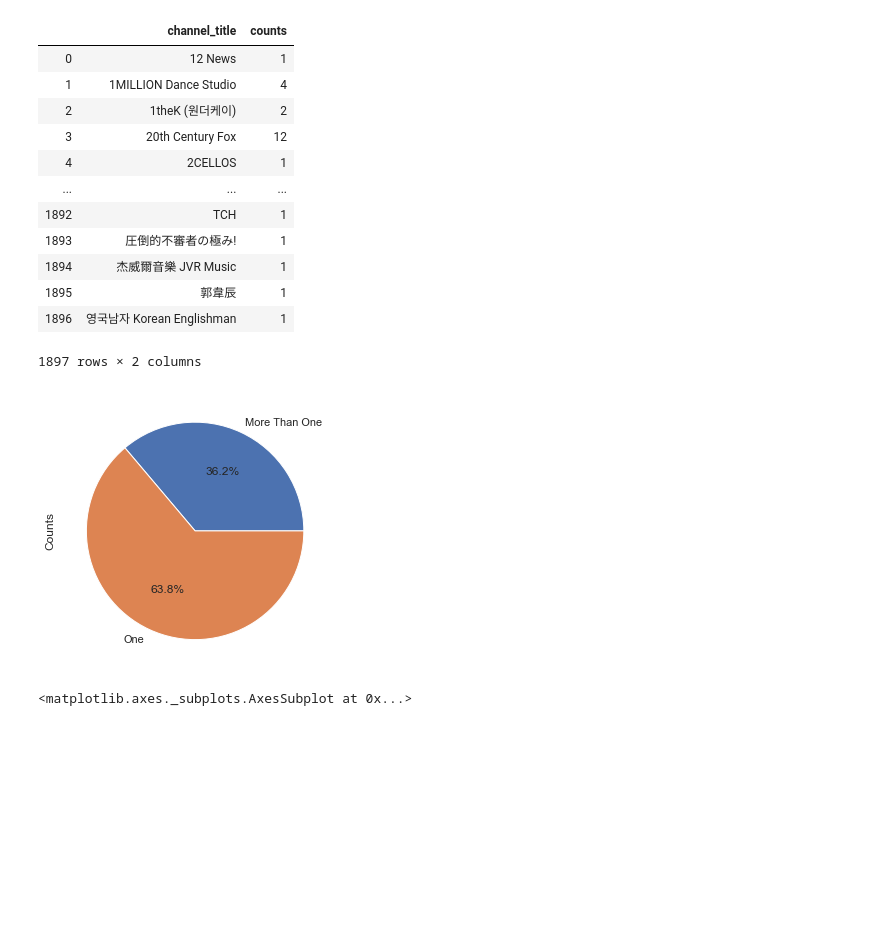
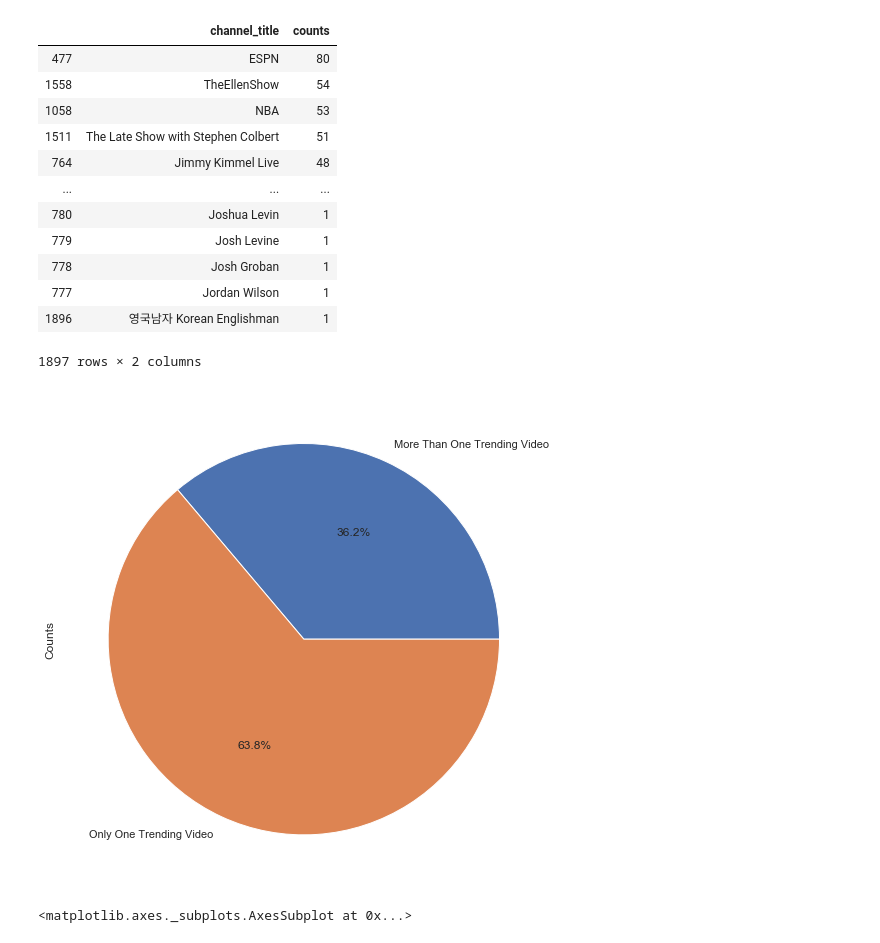
Before and after one commit to Carlene/youtube_trending, a Jupyter notebook: trending_creators.ipynb, the cells around one changed output. Cells and saved outputs as stored; diff of their text form; code cells hidden in the pictures; blank space fills up the shorter version.

```diff
--- a/trending_creators.ipynb
+++ b/trending_creators.ipynb
@@ -53,26 +53,28 @@ US_channel_counts = US_trending.groupby(['channel_title']).size().reset_index(na
 
 # US channels sorted from highest amount of trending videos to lowest
 US_sorted_counts = US_channel_counts.sort_values(by=['counts'], ascending=False)
+US_sorted_counts
 # %% [output]
 |  | channel_title | counts |
-| 0 | 12 News | 1 |
-| 1 | 1MILLION Dance Studio | 4 |
-| 2 | 1theK (원더케이) | 2 |
-| 3 | 20th Century Fox | 12 |
-| 4 | 2CELLOS | 1 |
+| 477 | ESPN | 80 |
+| 1558 | TheEllenShow | 54 |
+| 1058 | NBA | 53 |
+| 1511 | The Late Show with Stephen Colbert | 51 |
+| 764 | Jimmy Kimmel Live | 48 |
 | ... | ... | ... |
-| 1892 | ТСН | 1 |
-| 1893 | 圧倒的不審者の極み! | 1 |
-| 1894 | 杰威爾音樂 JVR Music | 1 |
-| 1895 | 郭韋辰 | 1 |
+| 780 | Joshua Levin | 1 |
+| 779 | Josh Levine | 1 |
+| 778 | Josh Groban | 1 |
+| 777 | Jordan Wilson | 1 |
 | 1896 | 영국남자 Korean Englishman | 1 |
 1897 rows × 2 columns
 # %%
-test_counts = pd.DataFrame({'Counts': [686, 1211]}, index=['More Than One', 'One'])
+test_counts = pd.DataFrame({'Counts': [686, 1211]}, index=['More Than One Trending Video', 'Only One Trending Video'])
 test_counts
-test_counts.plot.pie(y="Counts", figsize=(5, 5), autopct='%1.1f%%').get_legend().remove()
+
+test_counts.plot.pie(y="Counts", figsize=(9, 9), autopct='%1.1f%%').get_legend().remove()
 # %% [output]
-[figure, old version]
+[figure, new version]
 # %%
 # Channels with only one trending video
 # US_sorted_counts.loc[US_sorted_counts['counts'] == 1] #1211
```
